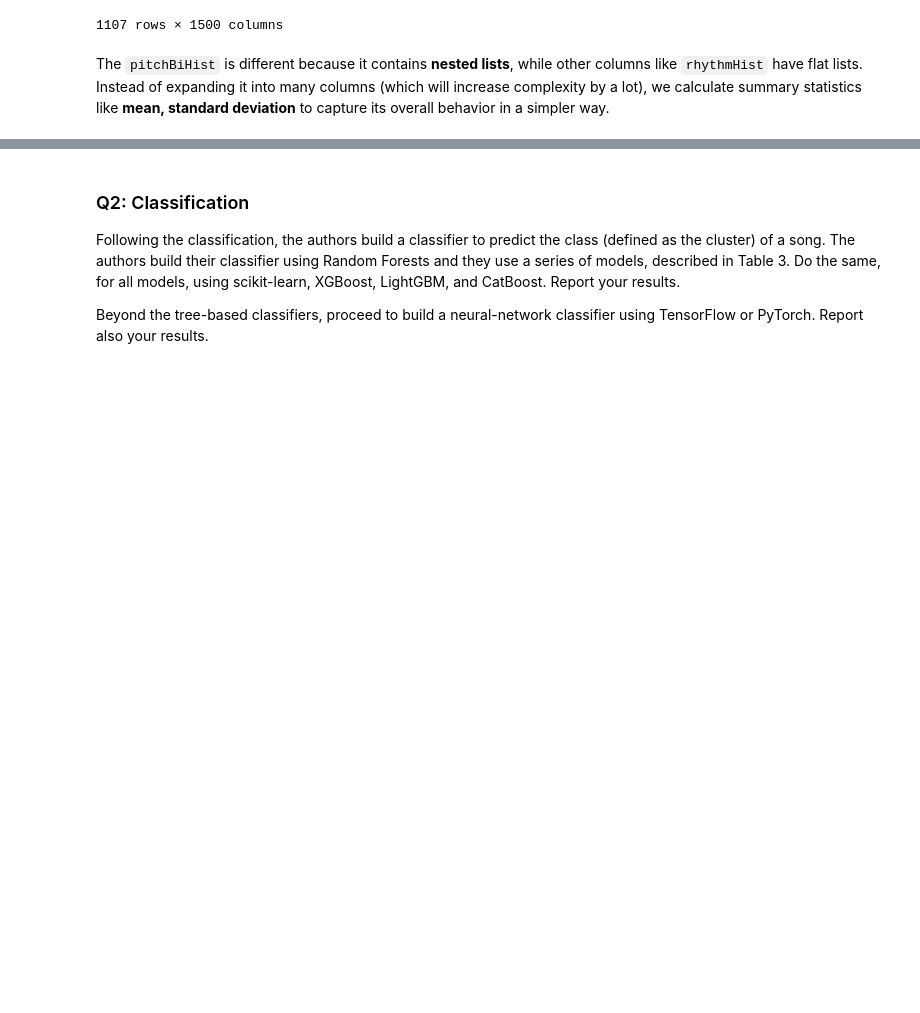
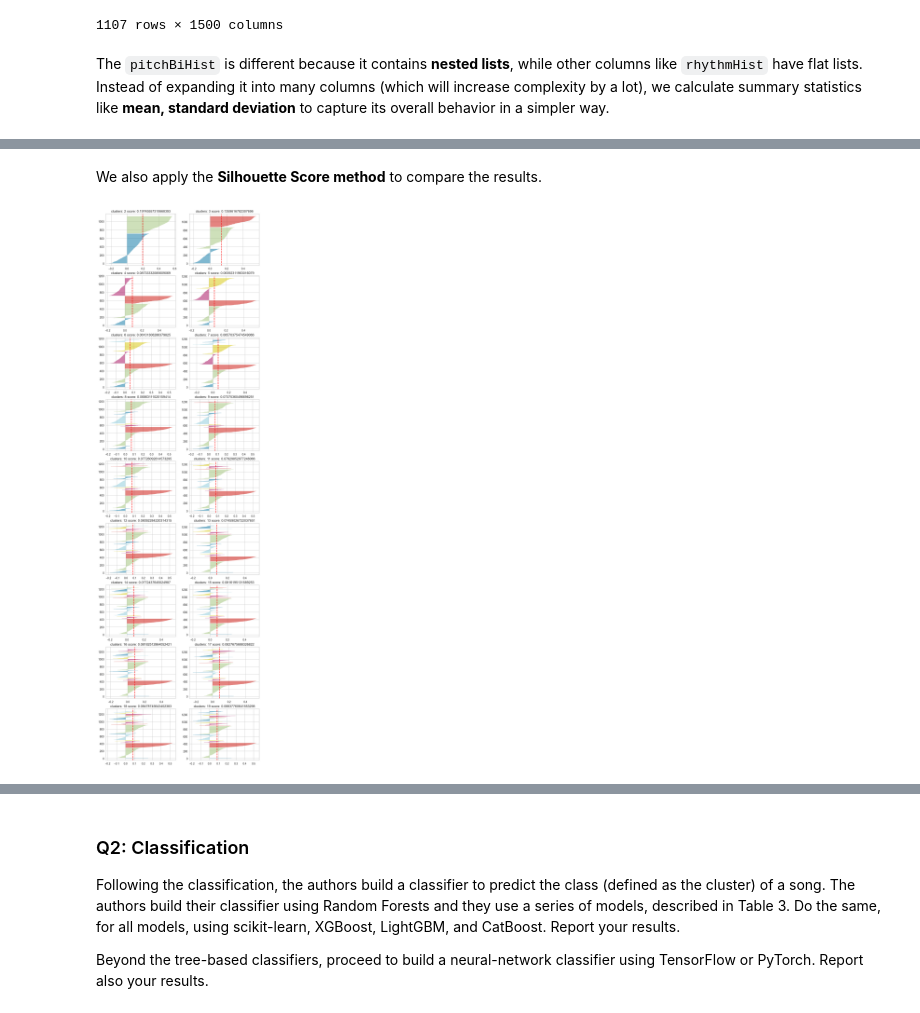
Before and after one commit to miketheofan/msc-in-data-science, a Jupyter notebook: pepmusic_assignment.ipynb, the cells around one changed output, grey strips where cells are left out. Saved outputs shown, nothing was run; the diff lists cells and outputs as text; code cells hidden in the pictures; blank space fills up the shorter version.

```diff
--- a/pepmusic_assignment.ipynb
+++ b/pepmusic_assignment.ipynb
@@ -193,0 +232,15 @@ processed_df
+# %% [markdown]
+We also apply the **Silhouette Score method** to compare the results.
+# %%
+plt.figure(figsize=(2 * 5,  10 * 4))
+
+scores = {}
+for n_clusters in range(2, 20):
+    plt.subplot(10, 2, n_clusters - 1)
+    kmeans = KMeans(n_clusters, random_state=42)
+    visualizer = SilhouetteVisualizer(kmeans, colors='yellowbrick')
+    visualizer.fit(scaled_df)
+    scores[n_clusters] = visualizer.silhouette_score_
+    plt.title(f'clusters: {n_clusters} score: {visualizer.silhouette_score_}')
+# %% [output]
+[figure, added]
```
Also changed, not shown: parts of 7 cells of this notebook.
